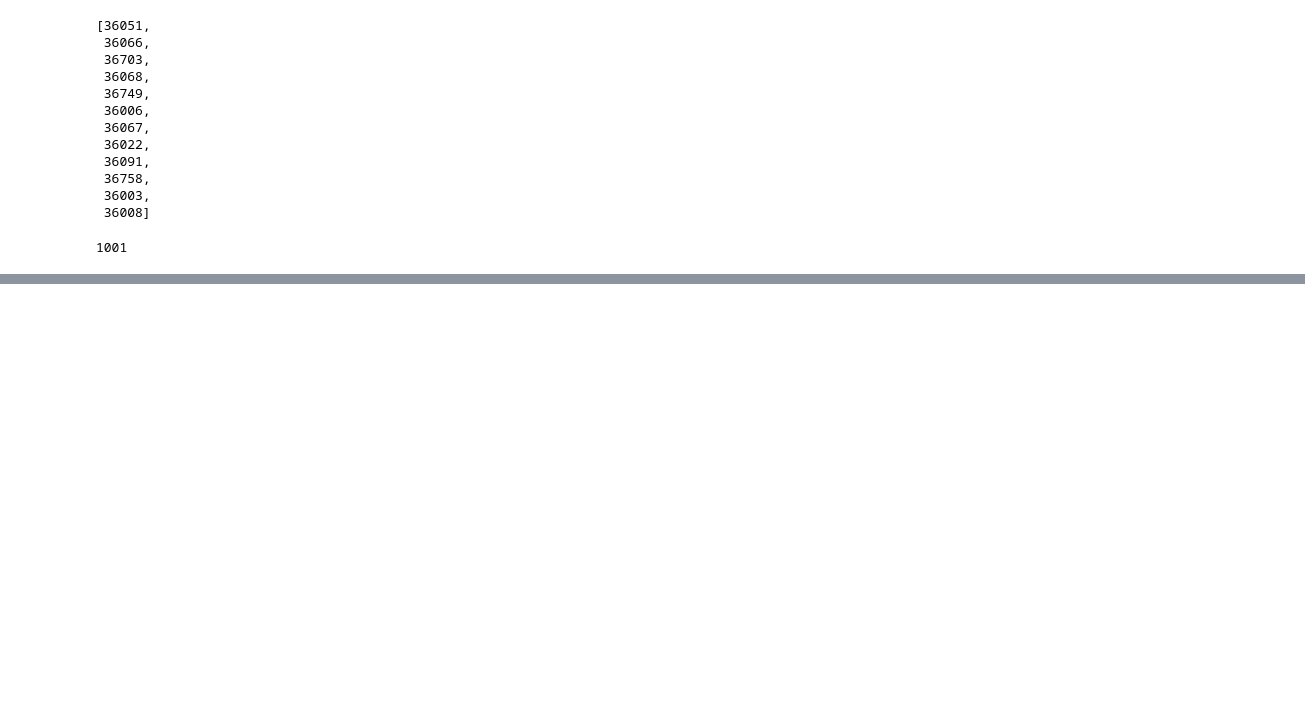
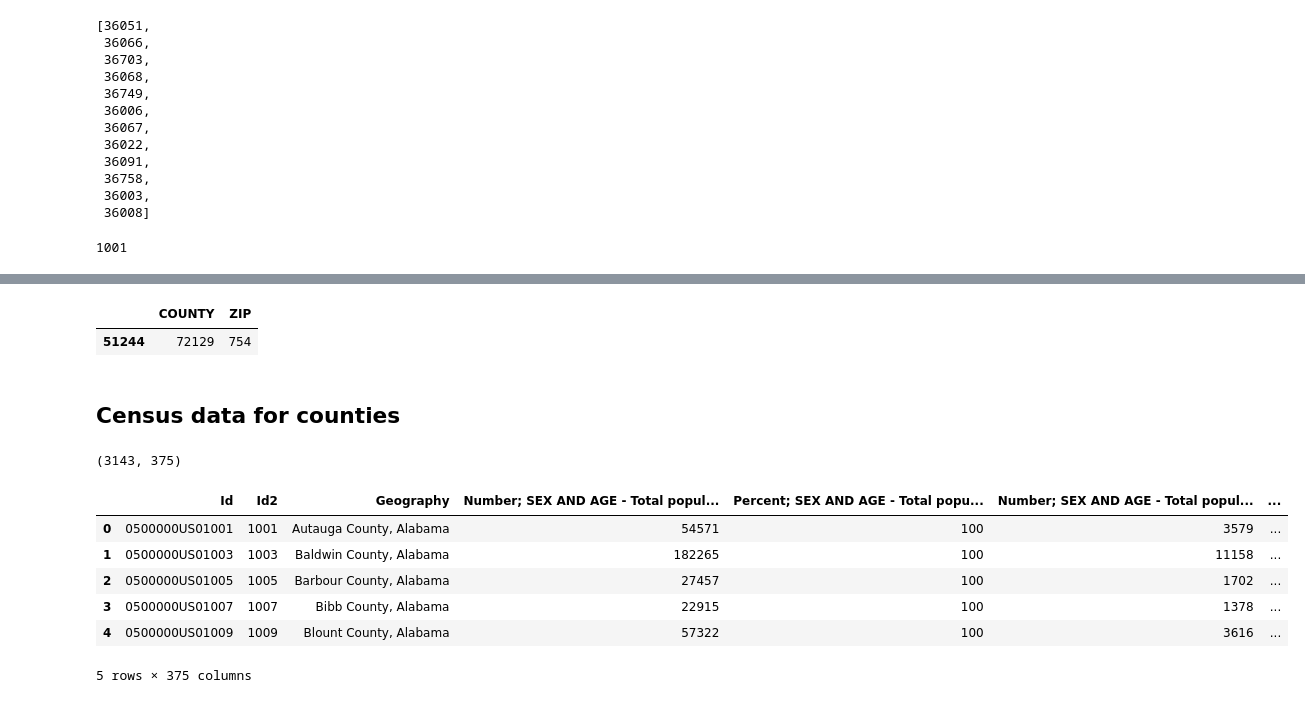
Before and after one commit to ahwkuepper/stdme, a Jupyter notebook: code/CDC_data_exploration_and_cleaning_Chlamydia.ipynb, the cells around one changed output, grey strips where cells are left out. Drawn from its saved outputs; the diff is of its cells as text; code cells hidden in the pictures; blank space fills up the shorter version.

```diff
--- a/code/CDC_data_exploration_and_cleaning_Chlamydia.ipynb
+++ b/code/CDC_data_exploration_and_cleaning_Chlamydia.ipynb
@@ -306,0 +333,7 @@ df_fipszip.COUNTY[1]
+# %%
+df_fipszip[df_fipszip["COUNTY"] == 72129]
+# %% [output]
+|  | COUNTY | ZIP |
+| 51244 | 72129 | 754 |
+# %% [markdown]
+## Census data for counties
@@ -306,0 +342,14 @@ df_fipszip.COUNTY[1]
+# %%
+df_census.shape
+# %% [output]
+(3143, 375)
+# %%
+df_census.head()
+# %% [output]
+|  | Id | Id2 | Geography | Number; SEX AND AGE - Total popul... | Percent; SEX AND AGE - Total popu... | Number; SEX AND AGE - Total popul... | ... |
+| 0 | 0500000US01001 | 1001 | Autauga County, Alabama | 54571 | 100 | 3579 | ... |
+| 1 | 0500000US01003 | 1003 | Baldwin County, Alabama | 182265 | 100 | 11158 | ... |
+| 2 | 0500000US01005 | 1005 | Barbour County, Alabama | 27457 | 100 | 1702 | ... |
+| 3 | 0500000US01007 | 1007 | Bibb County, Alabama | 22915 | 100 | 1378 | ... |
+| 4 | 0500000US01009 | 1009 | Blount County, Alabama | 57322 | 100 | 3616 | ... |
+5 rows × 375 columns
```
Also changed, not shown: parts of 33 cells of this notebook, 6 other files.
